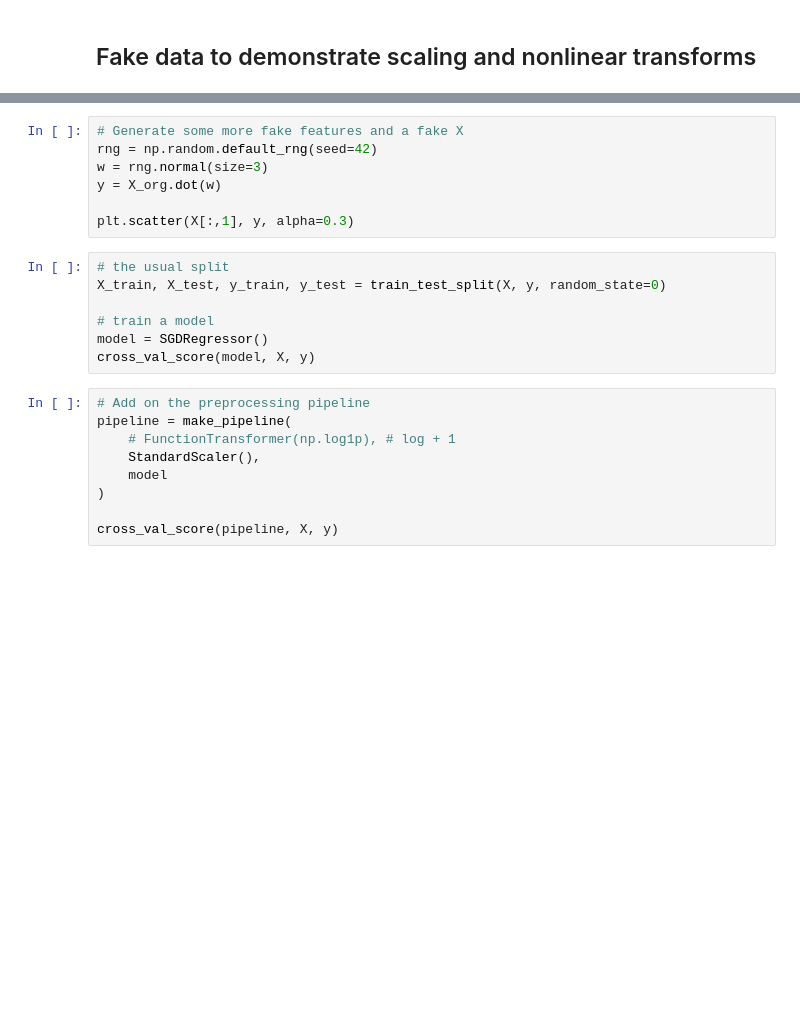
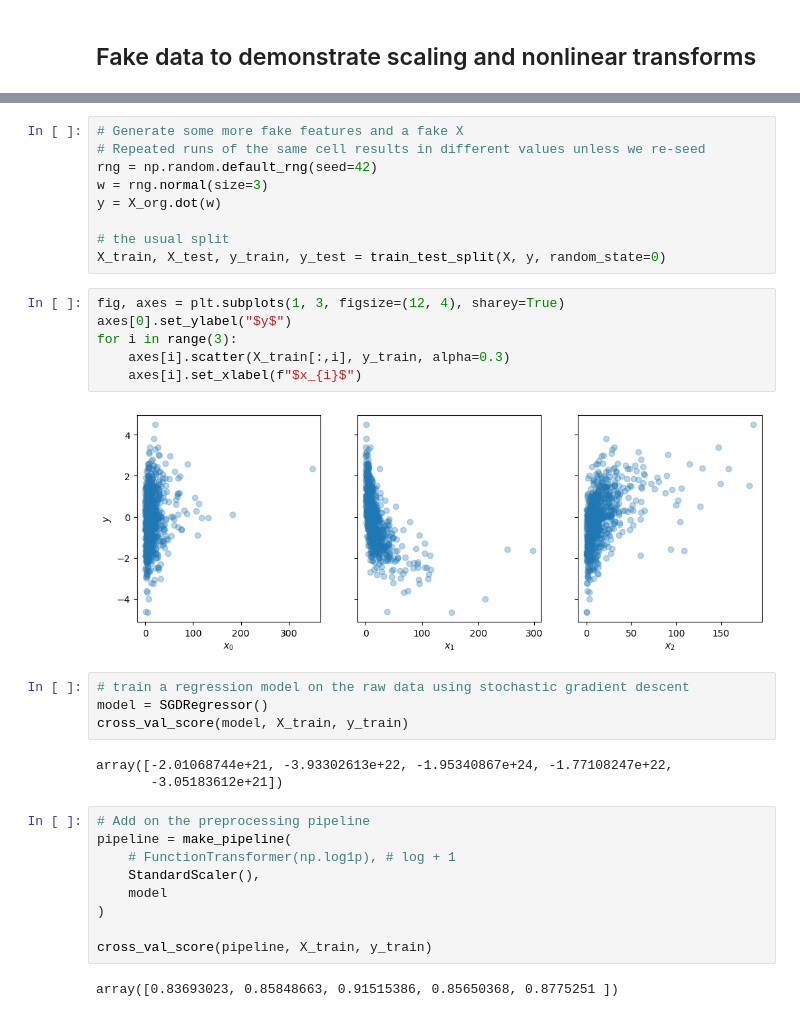
Before and after one commit to mru-data3464/w26, a Jupyter notebook: demo_code/05_numeric/numericdemo.ipynb, the cells around one changed output, grey strips where cells are left out. Saved outputs shown, nothing was run; the diff lists cells and outputs as text; blank space fills up the shorter version.

Commit message:
Start of Pipeline demo

```diff
--- a/demo_code/05_numeric/numericdemo.ipynb
+++ b/demo_code/05_numeric/numericdemo.ipynb
@@ -51,17 +67,27 @@ plt.ylabel("Number of days")
 # %%
 # Generate some more fake features and a fake X
+# Repeated runs of the same cell results in different values unless we re-seed
 rng = np.random.default_rng(seed=42)
 w = rng.normal(size=3)
 y = X_org.dot(w)
 
-plt.scatter(X[:,1], y, alpha=0.3)
+# the usual split
+X_train, X_test, y_train, y_test = train_test_split(X, y, random_state=0)
+# %%
+fig, axes = plt.subplots(1, 3, figsize=(12, 4), sharey=True)
+axes[0].set_ylabel("$y$")
+for i in range(3):
+    axes[i].scatter(X_train[:,i], y_train, alpha=0.3)
+    axes[i].set_xlabel(f"$x_{i}$")
+# %% [output]
+[figure, added]
 # %%
-# the usual split
-X_train, X_test, y_train, y_test = train_test_split(X, y, random_state=0)
-
-# train a model
+# train a regression model on the raw data using stochastic gradient descent
 model = SGDRegressor()
-cross_val_score(model, X, y)
+cross_val_score(model, X_train, y_train)
+# %% [output]
+array([-2.01068744e+21, -3.93302613e+22, -1.95340867e+24, -1.77108247e+22,
+       -3.05183612e+21])
 # %%
 # Add on the preprocessing pipeline
 pipeline = make_pipeline(
@@ -70,5 +96,7 @@ pipeline = make_pipeline(
     model
 )
 
-cross_val_score(pipeline, X, y)
+cross_val_score(pipeline, X_train, y_train)
+# %% [output]
+array([0.83693023, 0.85848663, 0.91515386, 0.85650368, 0.8775251 ])
 # %%
```
Also changed, not shown: parts of 13 cells of this notebook, 3 other files.
